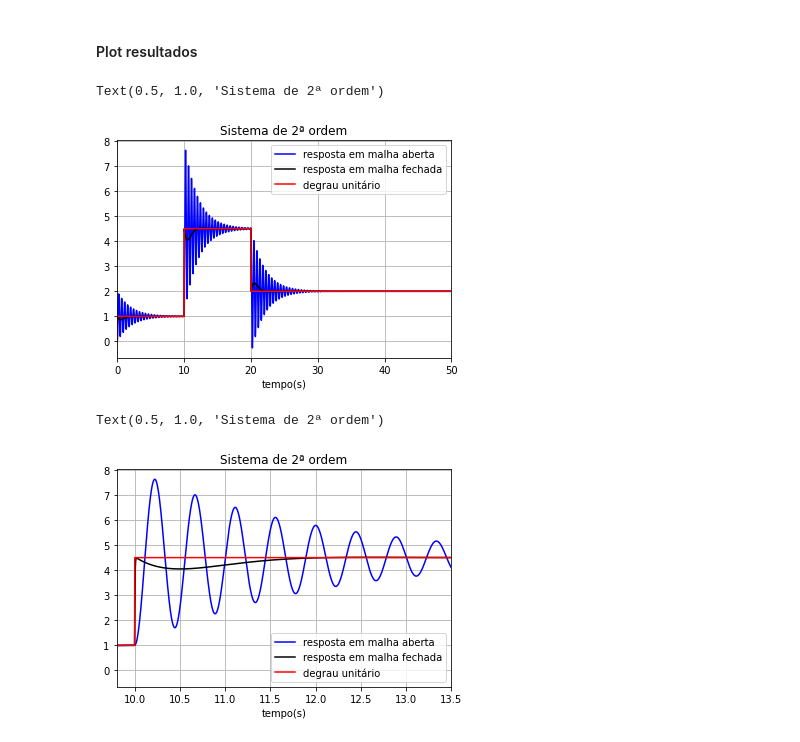
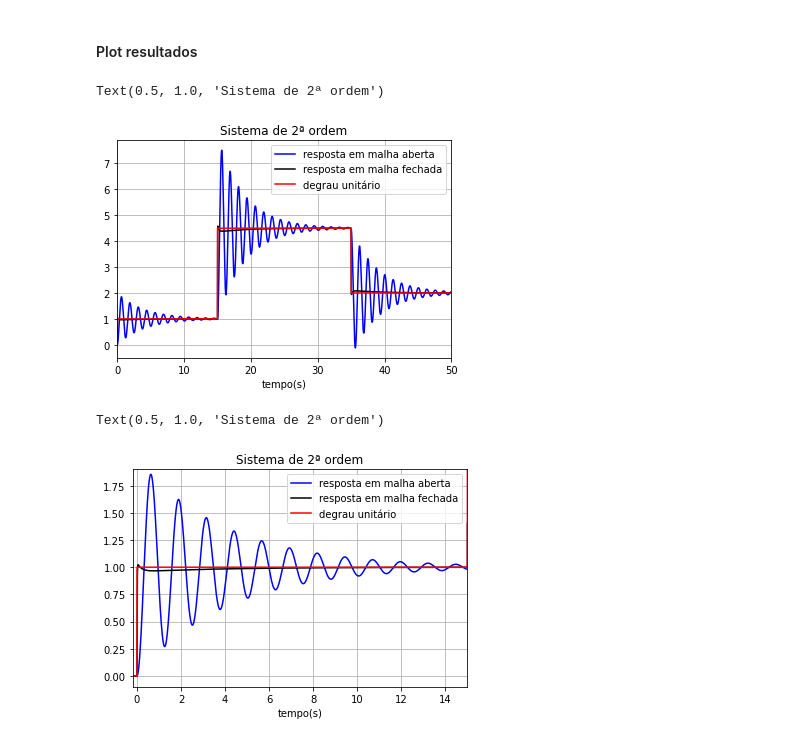
Before and after one commit to joaovprado/Analise-PID-ideal-analogico-e-digital, a Jupyter notebook: PID Ideal/PID RLC série.ipynb, the cells around one changed output. Cells and saved outputs as stored; diff of their text form; code cells hidden in the pictures.

```diff
--- a/PID Ideal/PID RLC série.ipynb
+++ b/PID Ideal/PID RLC série.ipynb
@@ -12,9 +12,9 @@ s = ctl.TransferFunction.s
 # %% [markdown]
 #### Planta
 # %%
-R = 1
-C = 5e-3
-L = 1
+R = 2
+C = 10e-3
+L = 4
 
 #Tensão no capacitor
 P_s = 1/(L*C*s**2+R*C*s+1)
@@ -24,9 +24,11 @@ $$\frac{1}{0.005 s^2 + 0.005 s + 1}$$
 # %% [markdown]
 #### Controlador PID
 # %%
-Kp = 4
-Ki = 7.5
-Kd = Ki/5
+k = 2.5
+
+Kp = 10*k
+Ki = 2.5*k
+Kd = 2*k#Ki/5
 
 C_s = (Kd*s**2 + Kp*s + Ki) / s
 display(C_s)
@@ -57,8 +59,8 @@ T = np.linspace(-1, Tsim, 100000)
 
 degrau = np.ones_like(T)
 degrau[T<0] = 0
-degrau[T>10] = 4.5
-degrau[T>20] = 2
+degrau[T>15] = 4.5
+degrau[T>35] = 2
 # %% [markdown]
 #### Respostas ao degrau
 # %%
@@ -77,16 +79,17 @@ plt.xlim(-0.1,50)
 plt.title('Sistema de 2ª ordem')
 # %% [output]
 Text(0.5, 1.0, 'Sistema de 2ª ordem')
-[figure, old version]
+[figure, new version]
 # %%
 plt.plot(T, yout, 'b-')
 plt.plot(T, you_mf, 'k-')
 plt.plot(T, degrau, 'r-')
 plt.xlabel('tempo(s)')
 plt.legend([ 'resposta em malha aberta','resposta em malha fechada', 'degrau unitário',])
 plt.grid()
-plt.xlim(9.8,13.5)
+plt.xlim(-0.2,15)
+plt.ylim(-0.1,1.9)
 plt.title('Sistema de 2ª ordem')
 # %% [output]
 Text(0.5, 1.0, 'Sistema de 2ª ordem')
-[figure, old version]
+[figure, new version]
```
Also changed, not shown: parts of 4 cells of this notebook.
